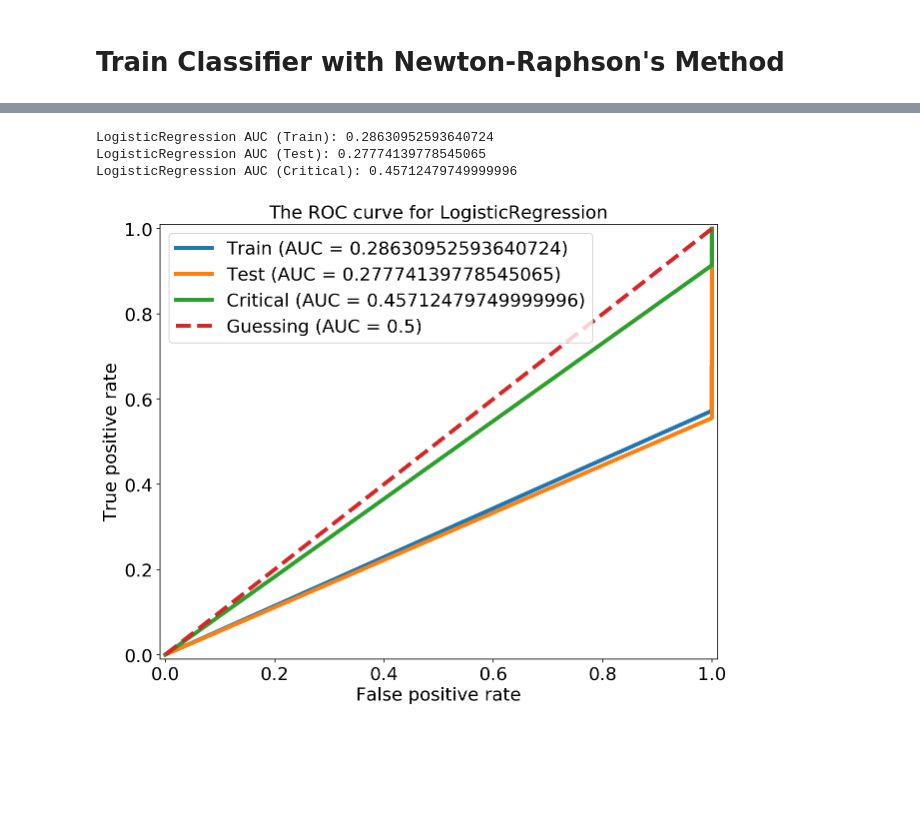
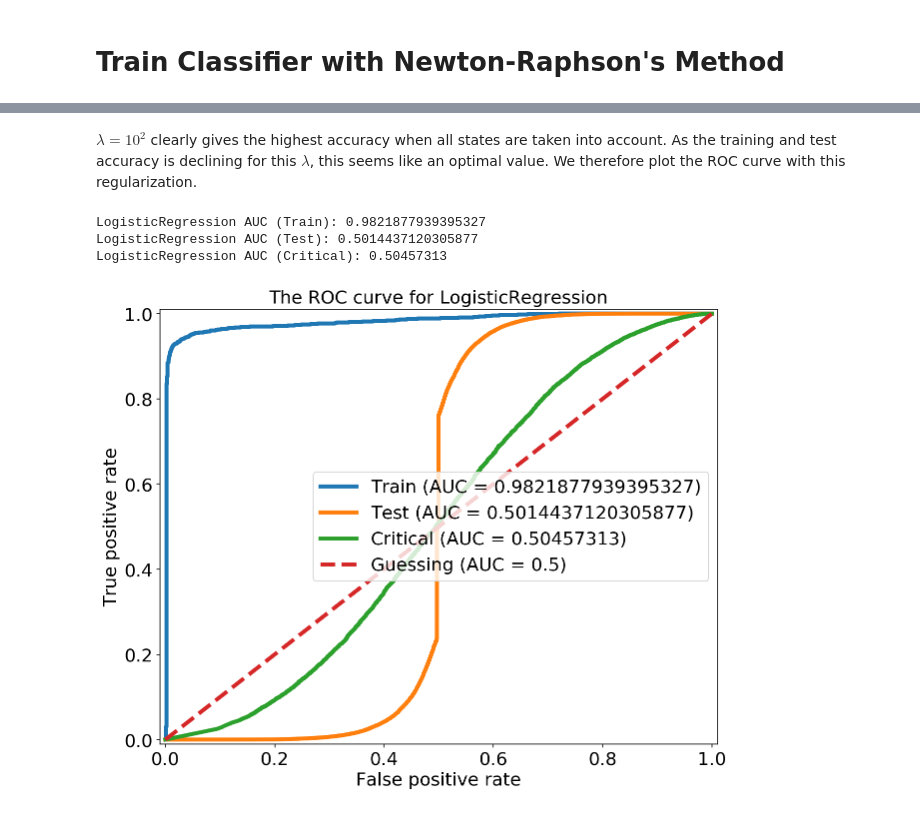
Before and after one commit to Anduron/FYS-STK4155-Project2, a Jupyter notebook: notebooks/logreg_ising.ipynb, the cells around one changed output, grey strips where cells are left out. Cells and saved outputs as stored; diff of their text form; code cells hidden in the pictures; blank space fills up the shorter version.

```diff
--- a/notebooks/logreg_ising.ipynb
+++ b/notebooks/logreg_ising.ipynb
@@ -73,6 +75,10 @@ del data, labels
 # %%
 X = np.load("spin_data.npy")
 y = np.load("labels.npy")
+
+# Reduce precision
+X = np.float32(X)
+y = np.float32(y)
 
 # divide data into ordered, critical and disordered
 X_ordered = X[:70000,:]
@@ -87,18 +93,3 @@ y_disordered = y[100000:]
 # define training and test data sets
 X = np.concatenate((X_ordered, X_disordered))
 y = np.concatenate((y_ordered, y_disordered))
-
-# create the training and test sets
-logreg = LogisticRegression()
-X_train, X_test, y_train, y_test = logreg.split_data(X, y, test_ratio=0.5)
-
-# full data set
-X = np.concatenate((X_critical, X))
-y = np.concatenate((y_critical, y))
-
-print('X_train shape:', X_train.shape)
-print('Y_train shape:', y_train.shape)
-print()
-print(X_train.shape[0], 'train samples')
-print(X_critical.shape[0], 'critical samples')
-print(X_test.shape[0], 'test samples')
@@ -263,53 +453,40 @@ Iteration no: 11/11
+# %% [markdown]
+$\lambda = 10^2$ clearly gives the highest accuracy when all states are taken into account. As the training and test accuracy is declining for this $\lambda$, this seems like an optimal value. We therefore plot the ROC curve with this regularization.
 # %%
-import sklearn.metrics as skm
+# ROC curve
 
-X = np.load("spin_data.npy")
-y = np.load("labels.npy")
+logreg_nr2 = LogisticRegression(n_iter=5)
 
-# divide data into ordered, critical and disordered
-X_ordered = X[:70000,:]
-y_ordered = y[:70000]
+# use only 4 percent of the data in Newton-Raphson
+X_train_nr2, X_test_nr2, y_train_nr2, y_test_nr2 = logreg_nr2.split_data(X, y, test_ratio=0.96)
 
-X_critical = X[70000:100000,:]
-y_critical = y[70000:100000]
+lmbda_opt = 100
+logreg_nr.set_penalty(lmbda_opt)
+logreg_nr2.fit(X_train_nr2, y_train_nr2, method='NR')
 
-X_disordered = X[100000:,:]
-y_disordered = y[100000:]
-
-# define training and test data sets
-X = np.concatenate((X_ordered, X_disordered))
-y = np.concatenate((y_ordered, y_disordered))
-
-# create the training and test sets
-logreg = LogisticRegression()
-X_train, X_test, y_train, y_test = logreg.split_data(X, y, test_ratio=0.96)
-logreg.fit(X_train, y_train)
-
-fig = plt.figure(figsize=(10, 8))
-
-for (_X, _y), label in zip([(X_train, y_train),(X_test, y_test), (X_critical, y_critical)], ["Train", "Test", "Critical"]):
+fig2 = plt.figure(figsize=(10, 8))
+for (_X, _y), label in zip([(X_train_nr2, y_train_nr2),(X_test_nr2, y_test_nr2), (X_critical, y_critical)], ["Train", "Test", "Critical"]):
     _X = np.c_[np.ones(_X.shape[0]), _X]
-    proba = logreg.predict_proba(_X)
+    proba = logreg_nr2.predict_proba(_X)
     fpr, tpr, _ = skm.roc_curve(_y, proba)
     roc_auc = skm.auc(fpr, tpr)
 
     print ("LogisticRegression AUC ({0}): {1}".format(label, roc_auc))
 
     plt.plot(fpr, tpr, label="{0} (AUC = {1})".format(label, roc_auc), linewidth=4.0)
 
 plt.plot([0, 1], [0, 1], "--", label="Guessing (AUC = 0.5)", linewidth=4.0)
-
 plt.title(r"The ROC curve for LogisticRegression", fontsize=18)
 plt.xlabel(r"False positive rate", fontsize=18)
 plt.ylabel(r"True positive rate", fontsize=18)
 plt.axis([-0.01, 1.01, -0.01, 1.01])
 plt.xticks(fontsize=18)
 plt.yticks(fontsize=18)
 plt.legend(loc="best", fontsize=18)
-fig.savefig(fig_path("logistic_roc_curve.pdf"), bbox_inches='tight')
+fig2.savefig(fig_path("logistic_roc_curve_nr.pdf"), bbox_inches='tight')
 plt.show()
 # %% [output]
-LogisticRegression AUC (Train): 0.28630952593640724
-LogisticRegression AUC (Test): 0.27774139778545065
-LogisticRegression AUC (Critical): 0.45712479749999996
+LogisticRegression AUC (Train): 0.9821877939395327
+LogisticRegression AUC (Test): 0.5014437120305877
+LogisticRegression AUC (Critical): 0.50457313
-[figure, old version]
+[figure, new version]
```
Also changed, not shown: parts of 19 cells of this notebook, 28 other files.
